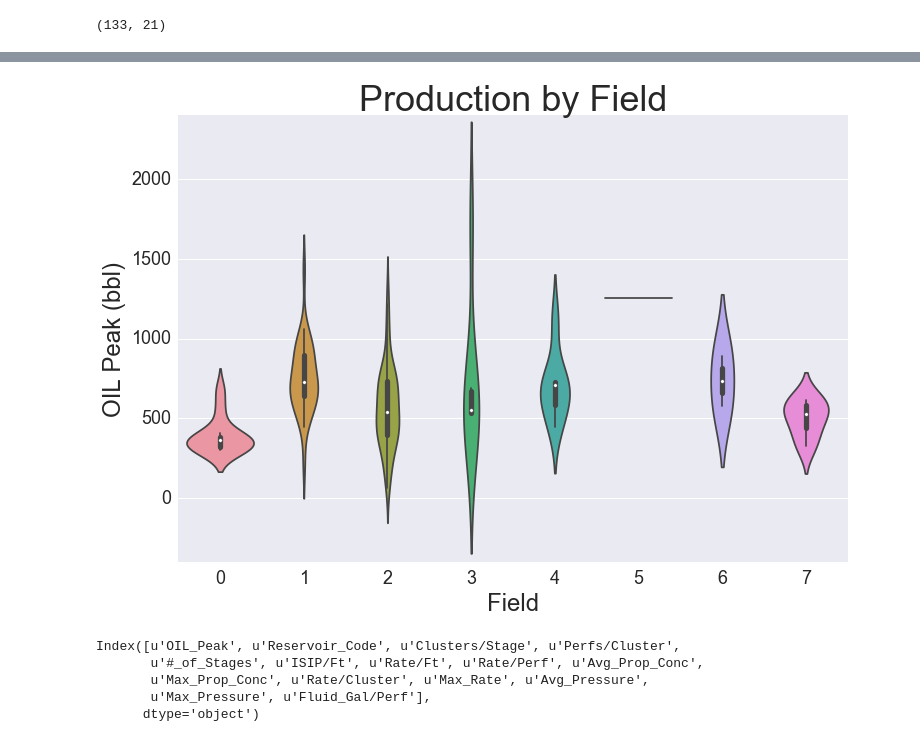
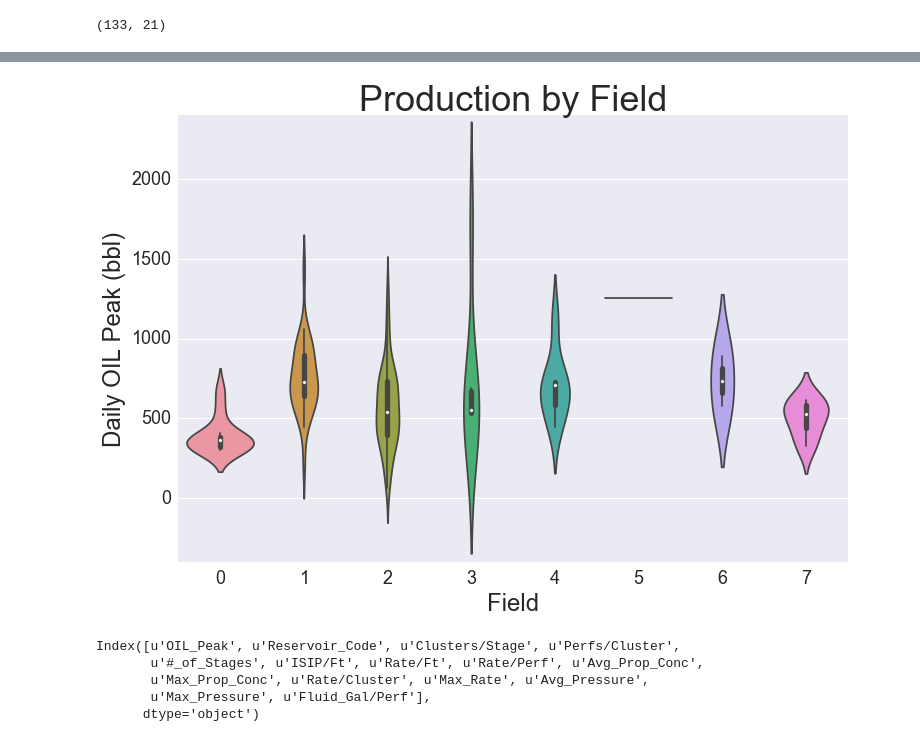
Before and after one commit to jpgrana/bayesian-approach-predicting-well-production, a Jupyter notebook: notebooks/model_reservoir.ipynb, the cells around one changed output, grey strips where cells are left out. Cells and saved outputs as stored; diff of their text form; code cells hidden in the pictures.

```diff
--- a/notebooks/model_reservoir.ipynb
+++ b/notebooks/model_reservoir.ipynb
@@ -60,7 +60,7 @@ ax = fig.add_subplot(111)
 sns.violinplot(y_plot['OIL_Peak'], groupby=y_plot['Reservoir_Code'])
 ax.set_title('Production by Reservoir Zone', fontsize=36)
 ax.set_xlabel('Reservoir Zone', fontsize=24)
-ax.set_ylabel('OIL Peak (bbl)', fontsize=24)
+ax.set_ylabel('Daily OIL Peak (bbl)', fontsize=24)
 ax.set_ylim([-200, 2000])
 c1 = ml.Line2D(range(1), range(1), color="white", marker='o',markerfacecolor="darkslateblue", markersize=18)
 c2 = ml.Line2D(range(1), range(1), color="white", marker='o',markerfacecolor="darkgreen", markersize=18)
@@ -82,23 +82,23 @@ for tick in ax.yaxis.get_major_ticks():
 # %%
 y_plot = pd.concat((y_train, X_train['Field_Code']), axis=1)
 fig = plt.figure(figsize=(12,8))
 ax = fig.add_subplot(111)
 sns.violinplot(y_plot['OIL_Peak'], groupby=y_plot['Field_Code'])
 ax.set_title('Production by Field', fontsize=36)
 ax.set_xlabel('Field', fontsize=24)
-ax.set_ylabel('OIL Peak (bbl)', fontsize=24)
+ax.set_ylabel('Daily OIL Peak (bbl)', fontsize=24)
 ax.set_ylim([-400, 2400])
 font_size = 18
 font_name = 'sans'
 for tick in ax.xaxis.get_major_ticks():
     tick.label.set_fontsize(font_size)
     tick.label.set_fontname(font_name)
 for tick in ax.yaxis.get_major_ticks():
     tick.label.set_fontsize(font_size)
     tick.label.set_fontname(font_name)
 # plt.savefig('../../other/figures/field_violinplot', dpi=400)
 # %% [output]
-[figure, old version]
+[figure, new version]
 # %%
 def standardize_2sd(df):
     return (df - df.mean(0)) / (2 * df.std(0))
```
Also changed, not shown: parts of 1 cell of this notebook, 2 other files.
